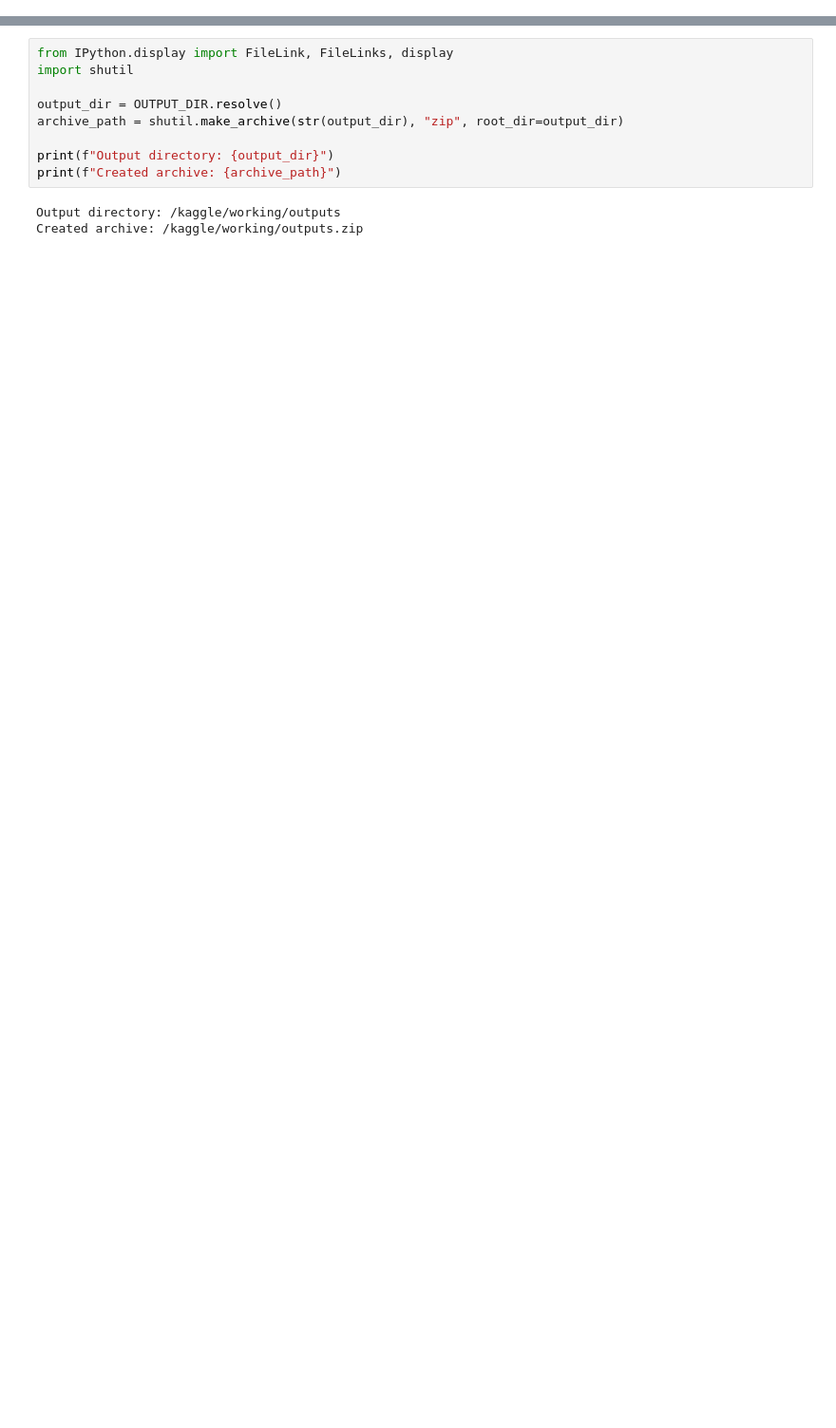
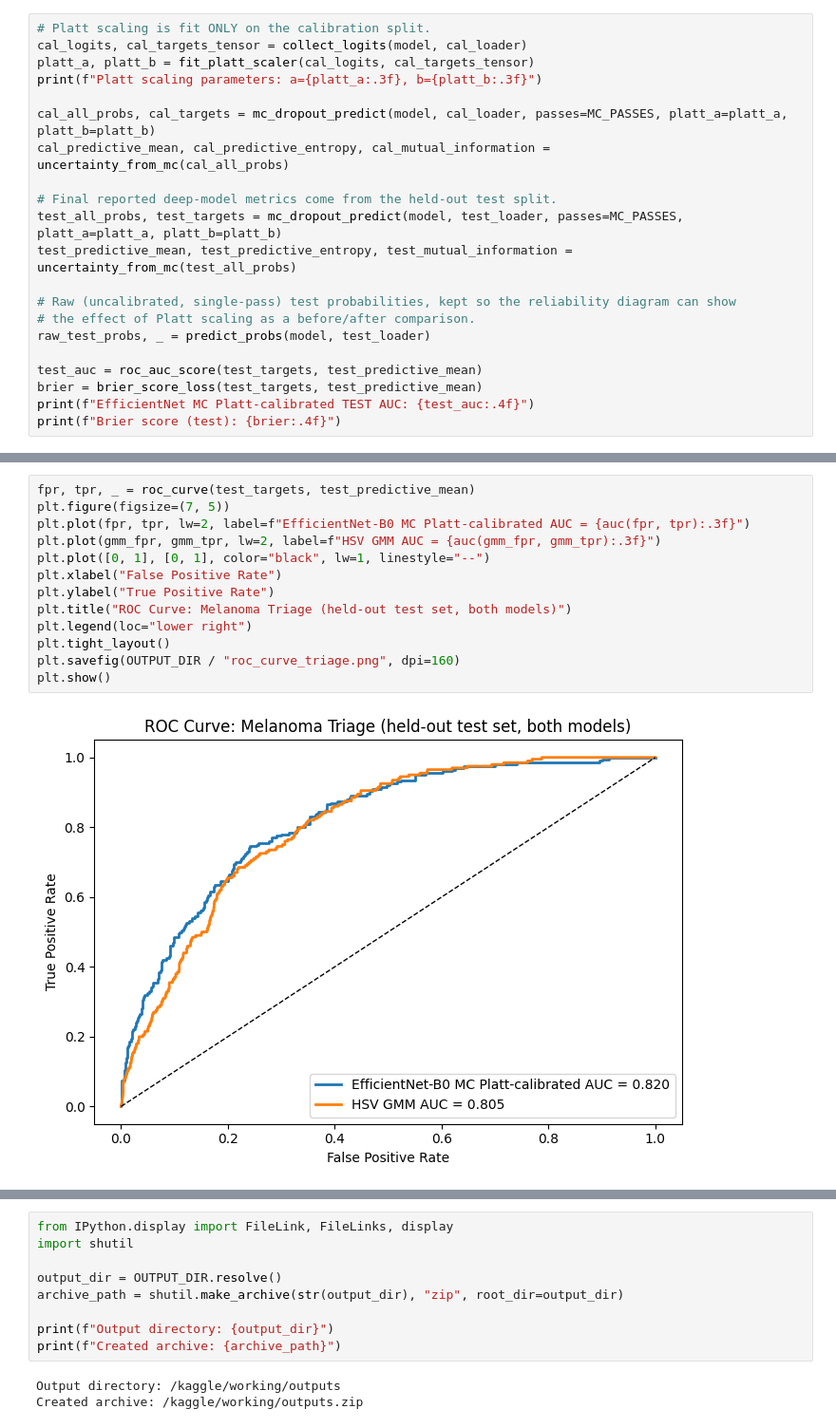
Before and after one commit to devWhyqueue/skin-lesion-triage, a Jupyter notebook: experiments/skin-lesion-triage.ipynb, the cells around one changed output, grey strips where cells are left out. Shown at 95% size. Saved outputs shown, nothing was run; the diff lists cells and outputs as text; blank space fills up the shorter version.

Commit message:
feat(experiment): update triage workflow

```diff
--- a/experiments/skin-lesion-triage.ipynb
+++ b/experiments/skin-lesion-triage.ipynb
@@ -863,0 +750,21 @@ Download the `outputs/` folder from Kaggle and copy it back into `experiments/ou
+# %%
+# Platt scaling is fit ONLY on the calibration split.
+cal_logits, cal_targets_tensor = collect_logits(model, cal_loader)
+platt_a, platt_b = fit_platt_scaler(cal_logits, cal_targets_tensor)
+print(f"Platt scaling parameters: a={platt_a:.3f}, b={platt_b:.3f}")
+
+cal_all_probs, cal_targets = mc_dropout_predict(model, cal_loader, passes=MC_PASSES, platt_a=platt_a, platt_b=platt_b)
+cal_predictive_mean, cal_predictive_entropy, cal_mutual_information = uncertainty_from_mc(cal_all_probs)
+
+# Final reported deep-model metrics come from the held-out test split.
+test_all_probs, test_targets = mc_dropout_predict(model, test_loader, passes=MC_PASSES, platt_a=platt_a, platt_b=platt_b)
+test_predictive_mean, test_predictive_entropy, test_mutual_information = uncertainty_from_mc(test_all_probs)
+
+# Raw (uncalibrated, single-pass) test probabilities, kept so the reliability diagram can show
+# the effect of Platt scaling as a before/after comparison.
+raw_test_probs, _ = predict_probs(model, test_loader)
+
+test_auc = roc_auc_score(test_targets, test_predictive_mean)
+brier = brier_score_loss(test_targets, test_predictive_mean)
+print(f"EfficientNet MC Platt-calibrated TEST AUC: {test_auc:.4f}")
+print(f"Brier score (test): {brier:.4f}")
@@ -863,0 +938,15 @@ Download the `outputs/` folder from Kaggle and copy it back into `experiments/ou
+# %%
+fpr, tpr, _ = roc_curve(test_targets, test_predictive_mean)
+plt.figure(figsize=(7, 5))
+plt.plot(fpr, tpr, lw=2, label=f"EfficientNet-B0 MC Platt-calibrated AUC = {auc(fpr, tpr):.3f}")
+plt.plot(gmm_fpr, gmm_tpr, lw=2, label=f"HSV GMM AUC = {auc(gmm_fpr, gmm_tpr):.3f}")
+plt.plot([0, 1], [0, 1], color="black", lw=1, linestyle="--")
+plt.xlabel("False Positive Rate")
+plt.ylabel("True Positive Rate")
+plt.title("ROC Curve: Melanoma Triage (held-out test set, both models)")
+plt.legend(loc="lower right")
+plt.tight_layout()
+plt.savefig(OUTPUT_DIR / "roc_curve_triage.png", dpi=160)
+plt.show()
+# %% [output]
+[figure, added]
```
Also changed, not shown: parts of 70 cells of this notebook.
